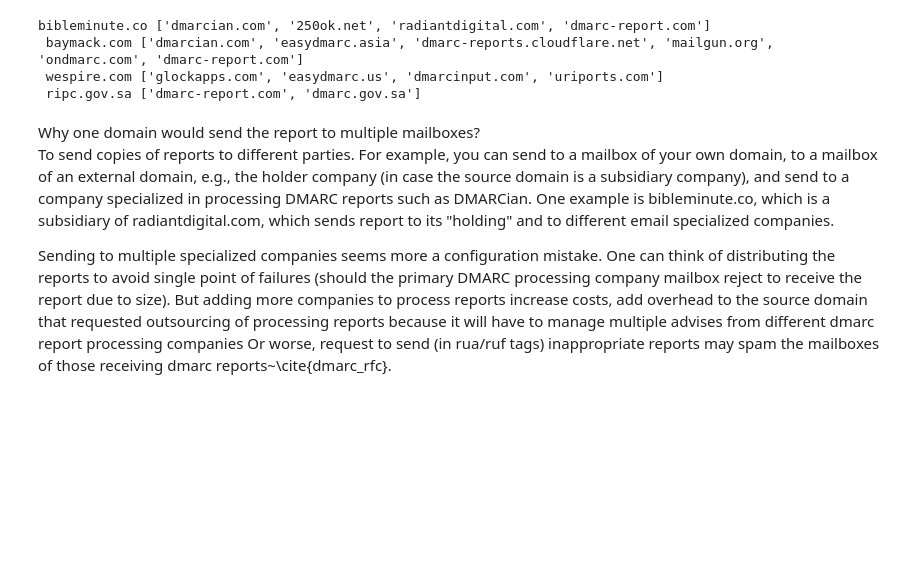
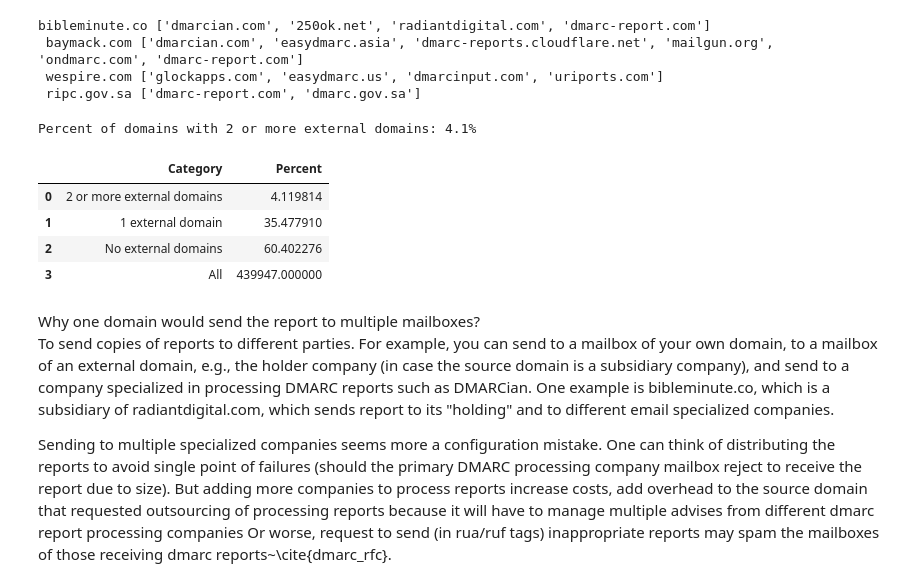
Before and after one commit to internettransparency/dmarc-cctld-research, a Jupyter notebook: notebooks/process-results.ipynb, the cells around one changed output. Saved outputs shown, nothing was run; the diff lists cells and outputs as text; code cells hidden in the pictures; blank space fills up the shorter version.

```diff
--- a/notebooks/process-results.ipynb
+++ b/notebooks/process-results.ipynb
@@ -560,6 +608,50 @@ bibleminute.co ['dmarcian.com', '250ok.net', 'radiantdigital.com', 'dmarc-report
  baymack.com ['dmarcian.com', 'easydmarc.asia', 'dmarc-reports.cloudflare.net', 'mailgun.org', 'ondmarc.com', 'dmarc-report.com']
  wespire.com ['glockapps.com', 'easydmarc.us', 'dmarcinput.com', 'uriports.com']
  ripc.gov.sa ['dmarc-report.com', 'dmarc.gov.sa']
+# %%
+with Neo4jConnection(URI, "neo4j", NEO4J_PASSWD) as conn:
+    all_domains_outdegree_pdf = conn.query_to_df("""
+        MATCH (n:Vertices)
+        OPTIONAL MATCH (n)-[:RUA|RUF]->(connected)
+        WITH n, collect(connected.id) AS outgoing_link_ids, count(connected) AS nr_outgoing_links
+        RETURN n.id AS domains, nr_outgoing_links, outgoing_link_ids
+        ORDER BY nr_outgoing_links DESC, domains DESC
+    """)
+
+all_domains_outdegree_pdf = all_domains_outdegree_pdf.apply(add_external_domains_to_pdf, axis=1, args=('domains', 'outgoing_link_ids'))
+# percent that have 2 or more external domains
+print(f"Percent of domains with 2 or more external domains: {
+    all_domains_outdegree_pdf[all_domains_outdegree_pdf['nr_external_domains'] >= 2].shape[0] / all_domains_outdegree_pdf.shape[0] * 100:.1f}%")
+# %% [output]
+Percent of domains with 2 or more external domains: 4.1%
+# %%
+total = all_domains_outdegree_pdf.shape[0]
+
+# put this into a pandas df
+summary_df = pd.DataFrame({
+    "2 or more external domains": [
+        all_domains_outdegree_pdf[all_domains_outdegree_pdf['nr_external_domains'] >= 2].shape[0] / total * 100
+    ],
+    "1 external domain": [
+        all_domains_outdegree_pdf[all_domains_outdegree_pdf['nr_external_domains'] == 1].shape[0] / total * 100
+    ],
+    "No external domains": [
+        all_domains_outdegree_pdf[all_domains_outdegree_pdf['nr_external_domains'] == 0].shape[0] / total * 100
+    ],
+    "All": [total],
+})
+# transpose column and rows
+summary_df = summary_df.T
+summary_df.columns = ['Percent']
+summary_df.index.name = 'Category'
+summary_df.reset_index(inplace=True)
+display(summary_df)
+# %% [output]
+|  | Category | Percent |
+| 0 | 2 or more external domains | 4.119814 |
+| 1 | 1 external domain | 35.477910 |
+| 2 | No external domains | 60.402276 |
+| 3 | All | 439947.000000 |
 # %% [markdown]
 Why one domain would send the report to multiple mailboxes?
 To send copies of reports to different parties. For example, you can send to a mailbox of your own domain, to a mailbox of an external domain, e.g., the holder company (in case the source domain is a subsidiary company), and send to a company specialized in processing DMARC reports such as DMARCian. One example is bibleminute.co, which is a subsidiary of radiantdigital.com, which sends report to its "holding" and to different email specialized companies.
```
Also changed, not shown: parts of 5 cells of this notebook.
